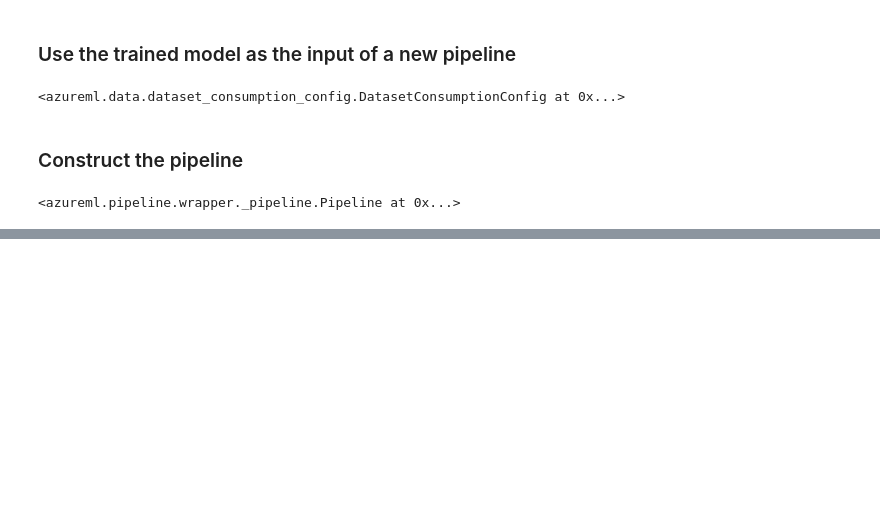
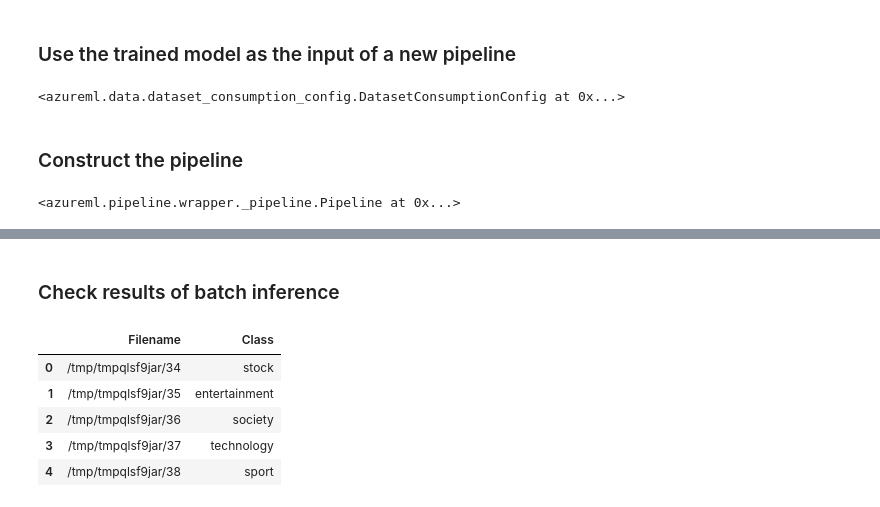
Before and after one commit to smallhaes/fasttext-sentence-classification, a Jupyter notebook: fasttext_batch_inference.ipynb, the cells around one changed output, grey strips where cells are left out. Saved outputs shown, nothing was run; the diff lists cells and outputs as text; code cells hidden in the pictures; blank space fills up the shorter version.

```diff
--- a/fasttext_batch_inference.ipynb
+++ b/fasttext_batch_inference.ipynb
@@ -216,7 +191,7 @@ def training_pipeline():
         texts_to_score=dataset,
         fasttext_model_dir=model
     )
-    fasttext_score.runsettings.configure(node_count=1, process_count_per_node=2, mini_batch_size="64")
+    fasttext_score.runsettings.configure(node_count=2, process_count_per_node=2, mini_batch_size="64")
 # %%
 # pipeline
 pipeline = training_pipeline()
@@ -227,6 +204,6 @@ pipeline
 # %%
 # pipeline_run
 experiment_name = 'fasttext_batch_inference'
-pipeline_run = pipeline.submit(experiment_name=experiment_name, regenerate_outputs=True)
+pipeline_run = pipeline.submit(experiment_name=experiment_name, regenerate_outputs=False)
 pipeline_run.wait_for_completion()
 # %% [output]
@@ -241,0 +220,4 @@ ValidateView(container_id='container_id_9229f8b8-24c7-4160-b2a0-1c2430380d20_wid
+# %%
+step_run_id = '0de2ccdb-b222-4ff7-a555-2fc0e82df673'
+step_run = pipeline_run.get_step_run(step_run_id)
+step_run
@@ -242,4 +227,4 @@ ValidateView(container_id='container_id_9229f8b8-24c7-4160-b2a0-1c2430380d20_wid
 # %%
 port = step_run.get_port(name='Scored data output dir')
-save_path = port.download(overwrite=True)
-save_path
+saved_path = port.download(overwrite=True)
+saved_path
@@ -245,0 +241,16 @@ save_path
+# %% [markdown]
+### Check results of batch inference
+# %%
+df_list = []
+for i, file in enumerate(os.listdir(saved_path)):
+    path = os.path.join(saved_path, file)
+    df_list.append(pd.read_parquet(path, engine='pyarrow'))
+df = pd.concat(df_list)
+df.head()
+# %% [output]
+|  | Filename | Class |
+| 0 | /tmp/tmpqlsf9jar/34 | stock |
+| 1 | /tmp/tmpqlsf9jar/35 | entertainment |
+| 2 | /tmp/tmpqlsf9jar/36 | society |
+| 3 | /tmp/tmpqlsf9jar/37 | technology |
+| 4 | /tmp/tmpqlsf9jar/38 | sport |
```
Also changed, not shown: parts of 26 cells of this notebook, 6 other files.
